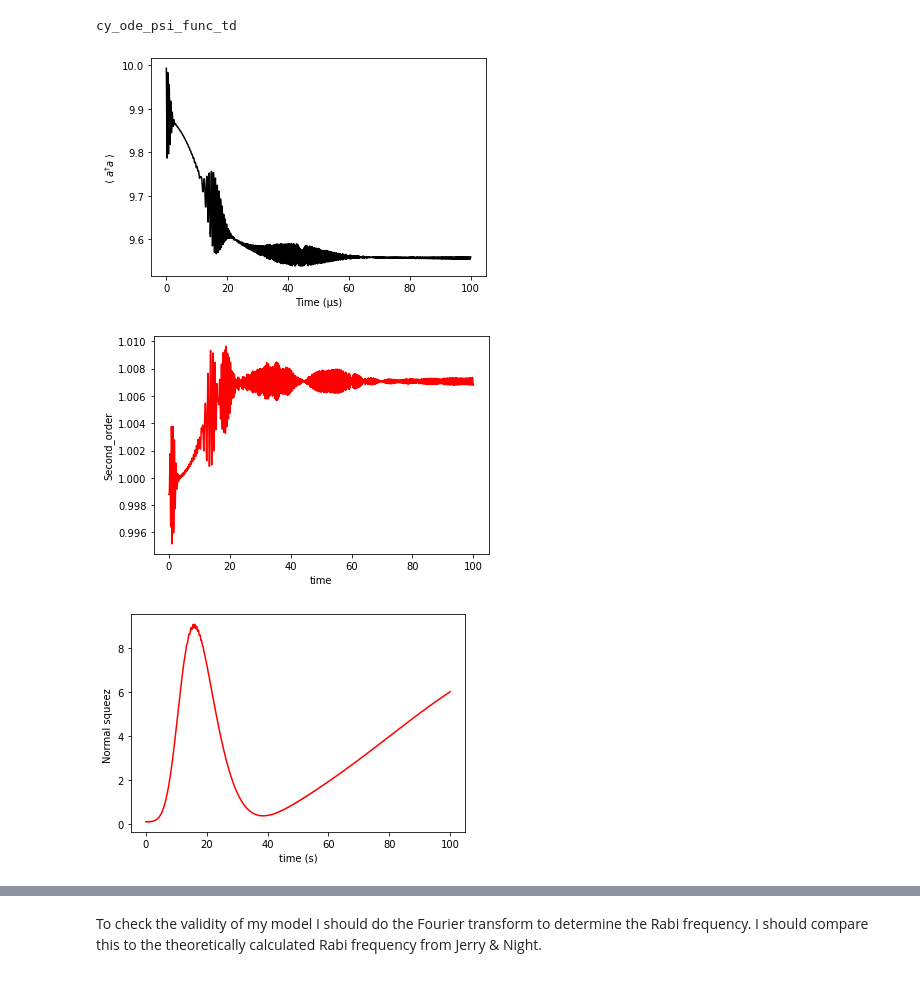
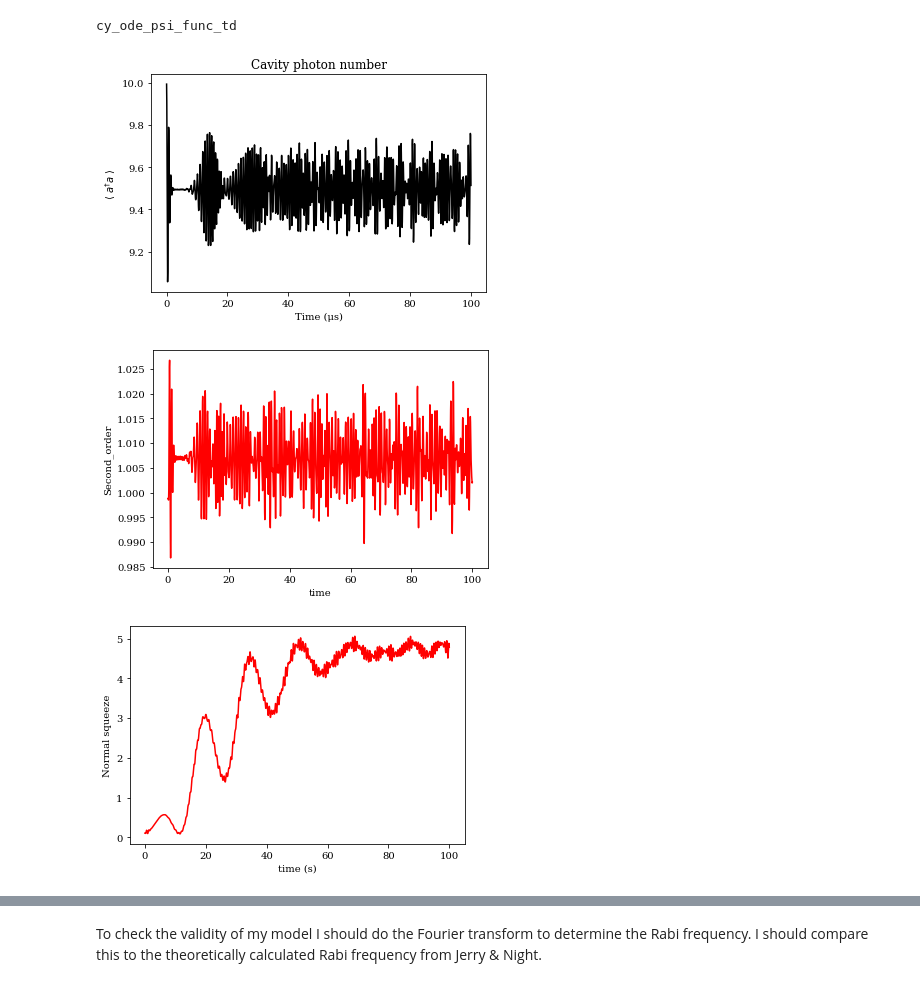
Before and after one commit to corneliuscarlsson/MEng-Project, a Jupyter notebook: Cornelius_Three level mesolve.ipynb, the cells around one changed output, grey strips where cells are left out. Cells and saved outputs as stored; diff of their text form; code cells hidden in the pictures.

```diff
--- a/Cornelius_Three level mesolve.ipynb
+++ b/Cornelius_Three level mesolve.ipynb
@@ -166,40 +166,40 @@ s11= tensor(qeye(cav_dim), basis(3,0)*basis(3,0).dag()) # deletes state, unless
 s22= tensor(qeye(cav_dim), basis(3,1)*basis(3,1).dag()) # deletes state, unless acting on 2
 s33= tensor(qeye(cav_dim), basis(3,2)*basis(3,2).dag()) # deletes state, unless acting on 1
 
-s12= tensor(qeye(cav_dim), basis(3,0)*basis(3,1).dag()) # raising from 2 to 3
+s23= tensor(qeye(cav_dim), basis(3,0)*basis(3,1).dag()) # raising from 2 to 3
 s13= tensor(qeye(cav_dim), basis(3,0)*basis(3,2).dag()) # raising from 1 to 3
-s23= tensor(qeye(cav_dim), basis(3,1)*basis(3,2).dag()) # raising from 1 to 2
+s12= tensor(qeye(cav_dim), basis(3,1)*basis(3,2).dag()) # raising from 1 to 2
 
 nq = sm.dag() * sm
 xq = sm + sm.dag()
-sz=s11-s22
+sz=s11-s22 # inversion operator between middle and ground level
 I = tensor(qeye(cav_dim), qeye(atm_dim))
 
-delta1 = 10.0     # first detuning
-delta2 = 10.0     # second detuning
-kg = 0.9         # gravity operator
+delta1 = 0    # detuning of transition 1-2 $10.0
+delta2 = 0     # detuning of transition 1-3 $10.0
+kg = 0        # gravity operator $0.9
 
 #field operators
-a = tensor(destroy(N), qeye(3))
-nc = a.dag() * a
+a = tensor(destroy(cav_dim), qeye(atm_dim))
+nc = a.dag() * a # photon number
 xc = a + a.dag()
 
-# dispersive hamiltonian
-H1 = a * s12
-H2 = a.dag()* s12.dag()
-H3 = a * s13
-H4 = a.dag()* s13.dag()
+# dispersive hamiltonian (all terms under the RWA)
+H1 = s12*a
+H2 = s12.dag()*a.dag()
+H3 = s13*a
+H4 = s13.dag()*a.dag()
 args = (H1, H2, H3, H4)
 
-# The Hamiltonian of the atom-field system
+# The Hamiltonian of the atom-field system in the interaction picture
 # in the presence of classical homogenous gravitational field
 def hamiltonian_t(t, args):
-    H1 = args[0]
+    H1 = args[0] #simply H1 defined above
     H2 = args[1]
     H3 = args[2]
     H4 = args[3]
-    return (exp(1j*(delta1*t-(kg*t**2)/2))*H1+exp(-1j*(delta1*t-(kg*t**2)/2))*H2)+\
-           (exp(1j*(delta2*t-(kg*t**2)/2))*H3+exp(-1j*(delta2*t-(kg*t**2)/2))*H4)
+    return (exp(1j*(delta1*t-(kg*t**2)/2))*H1 + exp(-1j*(delta1*t-(kg*t**2)/2))*H2)+\
+    (exp(1j*(delta2*t-(kg*t**2)/2))*H3 + exp(-1j*(delta2*t-(kg*t**2)/2))*H4)
 
 #time
 tlist = linspace(0, 100, 1500)
@@ -208,19 +208,19 @@ tlist = linspace(0, 100, 1500)
 c_ops = []
 
 # atom and the field are initially prepared in the excited and coherent state
-psi0 = tensor(coherent(N, sqrt(10)), (basis(3,2)).unit())
+psi0 = tensor(coherent(cav_dim, sqrt(10)), (basis(3,2)).unit())
 res = mesolve(hamiltonian_t, psi0, tlist, c_ops, [], args)
 
 
 # The expectation values of the photon number
 def Mean_photon(level_n, states):
-    a = tensor(destroy(N), qeye(level_n))
+    a = tensor(destroy(cav_dim), qeye(atm_dim))
     nc = a.dag() * a
     NC1 = expect(nc, states)
     return NC1
 
 def Second_order(level_n, states):
-    a= tensor(destroy(N), qeye(level_n))
+    a= tensor(destroy(cav_dim), qeye(atm_dim))
     ncc= (a.dag()*a)**2
     nc = a.dag() * a
     NC1 = expect(nc, states)
@@ -229,7 +229,7 @@ def Second_order(level_n, states):
     return Q
 
 def Normal_Sqx(level_n, states):
-    a= tensor(destroy(N), qeye(level_n))
+    a= tensor(destroy(cav_dim), qeye(atm_dim))
     nc = a.dag() * a
     nf = a + a.dag()
     aa = a**2
@@ -237,37 +237,37 @@ def Normal_Sqx(level_n, states):
     aae= expect(aa, states)
     ade= expect(ad, states)
     nfe= expect(nf, states)
     NC1 = expect(nc, states)
     Sx = 0.25*(2* NC1+ aae+ 1+ ade- (nfe)**2)-0.25
     return Sx
 
 mean=Mean_photon(3, res.states)
 sec= Second_order(3, res.states)
 Norm=Normal_Sqx(3, res.states)
 
 plt.figure(1)
 plt.plot(tlist, mean ,"k-")
 plt.title('Cavity photon number')
 plt.ylabel('⟨ ${a^\dag}a$ ⟩')
 plt.xlabel('Time (μs)')
-plt.savefig('adag a 3lvl.png', format = 'png', dpi = 900)
+plt.savefig('adag a 3lvl_no detuning.png', format = 'png', dpi = 900)
 
 plt.figure(2)
 plt.plot(tlist, sec ,"r-")
 plt.xlabel('time')
 plt.ylabel('Second_order')
 
 plt.figure(3)
 plt.plot(tlist, Norm ,"r-")
 plt.xlabel('time (s)')
 plt.ylabel('Normal squeeze')
 
 plt.show()
 # %% [output]
 cy_ode_psi_func_td
-[figure, old version]
+[figure, new version]
-[figure, old version]
+[figure, new version]
-[figure, old version]
+[figure, new version]
 # %%
 # QuTiP function explicity
 
```
Also changed, not shown: parts of 2 cells of this notebook, 12 other files.
